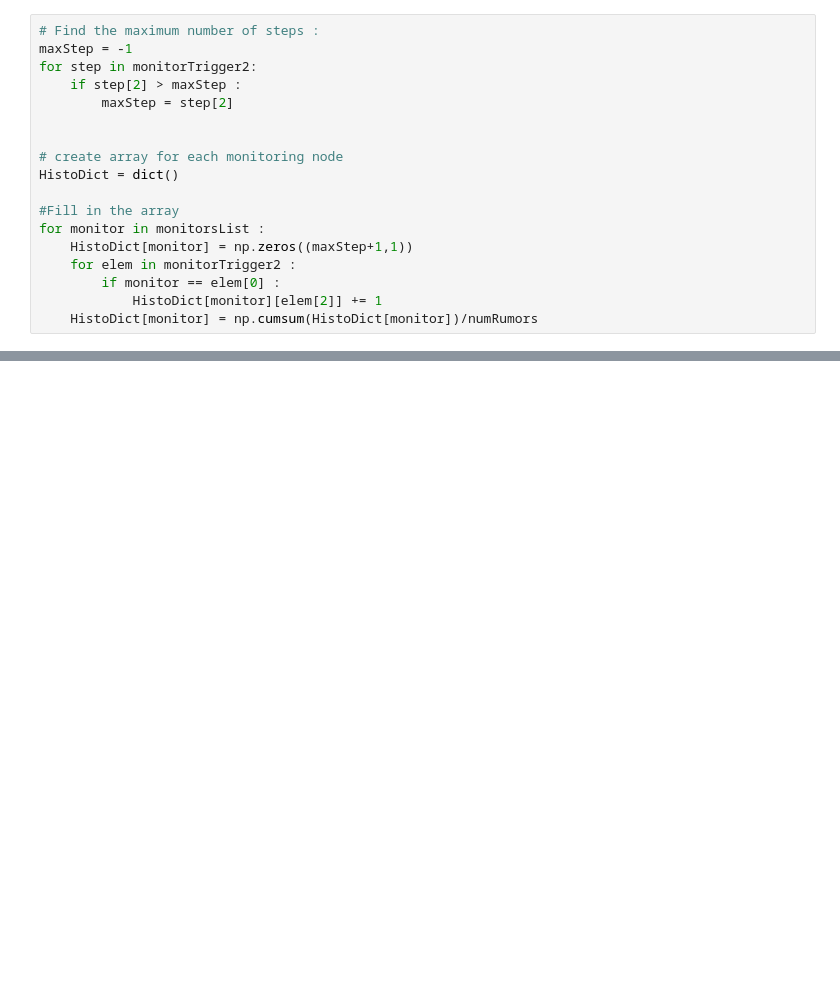
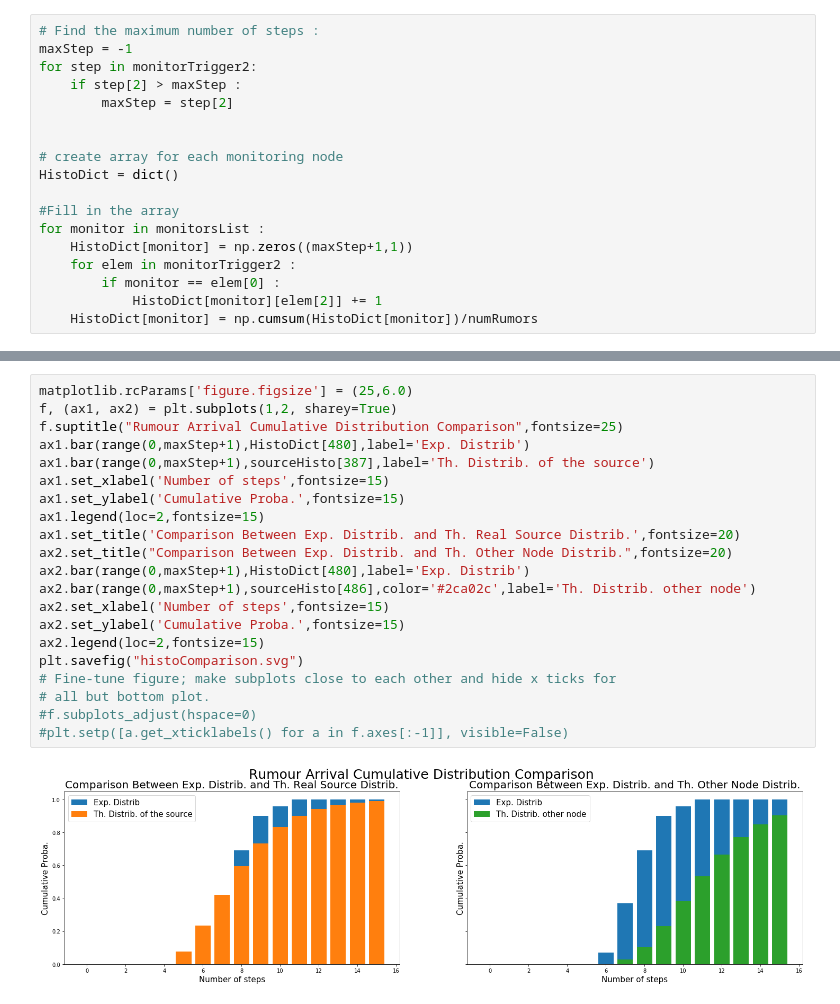
Before and after one commit to N0ciple/MSc-Project, a Jupyter notebook: Test_Histogram.ipynb, the cells around one changed output, grey strips where cells are left out. Drawn from its saved outputs; the diff is of its cells as text; blank space fills up the shorter version.

```diff
--- a/Test_Histogram.ipynb
+++ b/Test_Histogram.ipynb
@@ -160,0 +144,23 @@ classment de la source (Chi)  48
+# %%
+matplotlib.rcParams['figure.figsize'] = (25,6.0)
+f, (ax1, ax2) = plt.subplots(1,2, sharey=True)
+f.suptitle("Rumour Arrival Cumulative Distribution Comparison",fontsize=25)
+ax1.bar(range(0,maxStep+1),HistoDict[480],label='Exp. Distrib')
+ax1.bar(range(0,maxStep+1),sourceHisto[387],label='Th. Distrib. of the source')
+ax1.set_xlabel('Number of steps',fontsize=15)
+ax1.set_ylabel('Cumulative Proba.',fontsize=15)
+ax1.legend(loc=2,fontsize=15)
+ax1.set_title('Comparison Between Exp. Distrib. and Th. Real Source Distrib.',fontsize=20)
+ax2.set_title("Comparison Between Exp. Distrib. and Th. Other Node Distrib.",fontsize=20)
+ax2.bar(range(0,maxStep+1),HistoDict[480],label='Exp. Distrib')
+ax2.bar(range(0,maxStep+1),sourceHisto[486],color='#2ca02c',label='Th. Distrib. other node')
+ax2.set_xlabel('Number of steps',fontsize=15)
+ax2.set_ylabel('Cumulative Proba.',fontsize=15)
+ax2.legend(loc=2,fontsize=15)
+plt.savefig("histoComparison.svg")
+# Fine-tune figure; make subplots close to each other and hide x ticks for
+# all but bottom plot.
+#f.subplots_adjust(hspace=0)
+#plt.setp([a.get_xticklabels() for a in f.axes[:-1]], visible=False)
+# %% [output]
+[figure, added]
```
Also changed, not shown: parts of 8 cells of this notebook, 5 other files.
